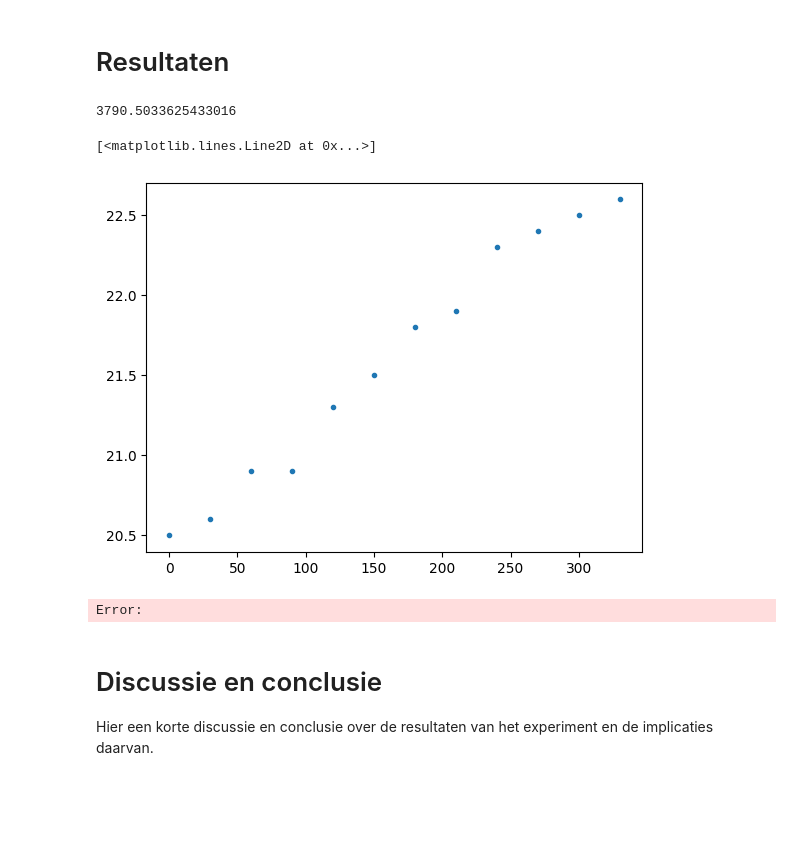
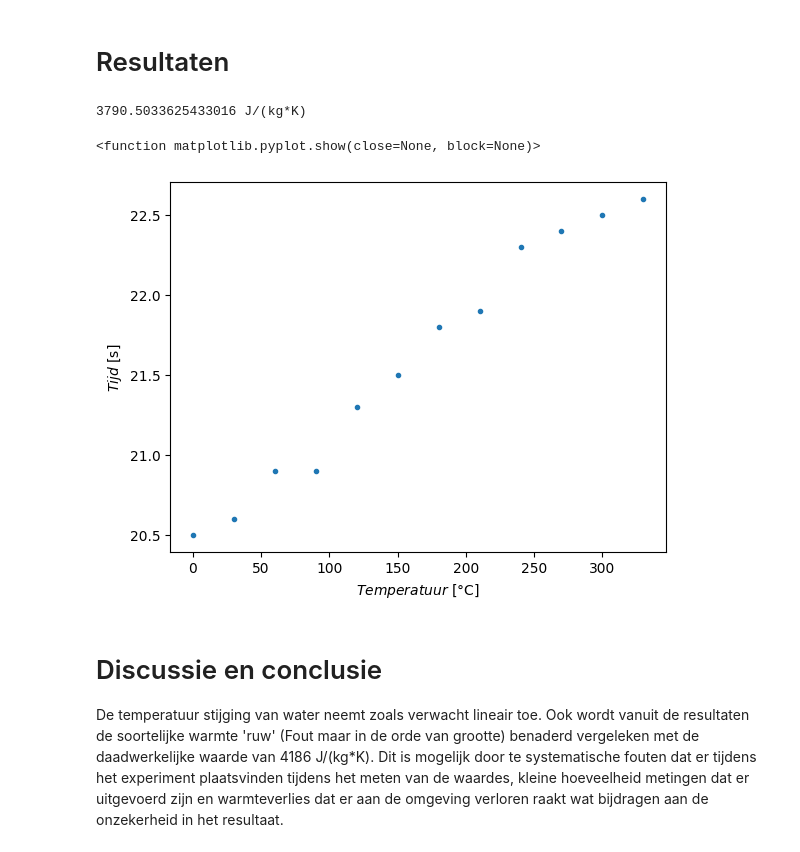
Before and after one commit to MatthiasGrablowitz/-Groepsnaam18-, a Jupyter notebook: Content/Labs/cwater.ipynb, the cells around one changed output. Drawn from its saved outputs; the diff is of its cells as text; code cells hidden in the pictures; blank space fills up the shorter version.

```diff
--- a/Content/Labs/cwater.ipynb
+++ b/Content/Labs/cwater.ipynb
@@ -67,26 +75,30 @@ Geef kort de data-analysemethode weer.
 # %%
 import numpy as np
 import matplotlib.pyplot as plt
-m_maatbeker = 264.6
-m_roervlo = 271.4-maatbeker
-m_water = (832.2-271.4)/1000
-t_water_begin = 20.5
-P = 12*1.24
-Q= P*5*60
-t_water_eind = 22.6
-c= Q/(water*(t_water_eind-t_water_begin))
-print(c)
+m_maatbeker = 264.6 #Massa in g
+m_roervlo = 271.4-m_maatbeker #Massa in g
+m_water = (832.2 - 271.4)/1000 #Massa in kg
+t_water_begin = 20.5 #temperatuur in graden Celsius
+P = 12*1.24 #Vermogen (P=U*I) in W
+Q= P*5*60 #Warmte in Joule
+t_water_eind = 22.6 #temperatuur in graden Celsius
+c= Q/(m_water*(t_water_eind-t_water_begin)) #Soortelijke warmte in J/(kg*K)
+print(c,'J/(kg*K)')
 # %% [output]
-3790.5033625433016
+3790.5033625433016 J/(kg*K)
 # %%
+# Plotten van de temperatuur tegen de tijd
+plt.figure()
 temp = [20.5, 20.6,20.9,20.9,21.3,21.5,21.8,21.9,22.3,22.4,22.5,22.6]
 tijd = [0,30,60,90,120,150,180,210,240,270,300,330]
 plt.plot(tijd,temp,'.')
+plt.xlabel('$Temperatuur$ [°C]')
+plt.ylabel('$Tijd$ [s]')
+plt.show
 # %% [output]
-[<matplotlib.lines.Line2D at 0x...>]
+<function matplotlib.pyplot.show(close=None, block=None)>
-[figure, old version]
+[figure, new version]
-Error:
 # %% [markdown]
 # Discussie en conclusie
 
-Hier een korte discussie en conclusie over de resultaten van het experiment en de implicaties daarvan.
+De temperatuur stijging van water neemt zoals verwacht lineair toe. Ook wordt vanuit de resultaten de soortelijke warmte 'ruw' (Fout maar in de orde van grootte) benaderd vergeleken met de daadwerkelijke waarde van 4186 J/(kg*K). Dit is mogelijk door te systematische fouten dat er tijdens het experiment plaatsvinden tijdens het meten van de waardes, kleine hoeveelheid metingen dat er uitgevoerd zijn en warmteverlies dat er aan de omgeving verloren raakt wat bijdragen aan de onzekerheid in het resultaat.
```
Also changed, not shown: parts of 2 cells of this notebook, 4 other files.
